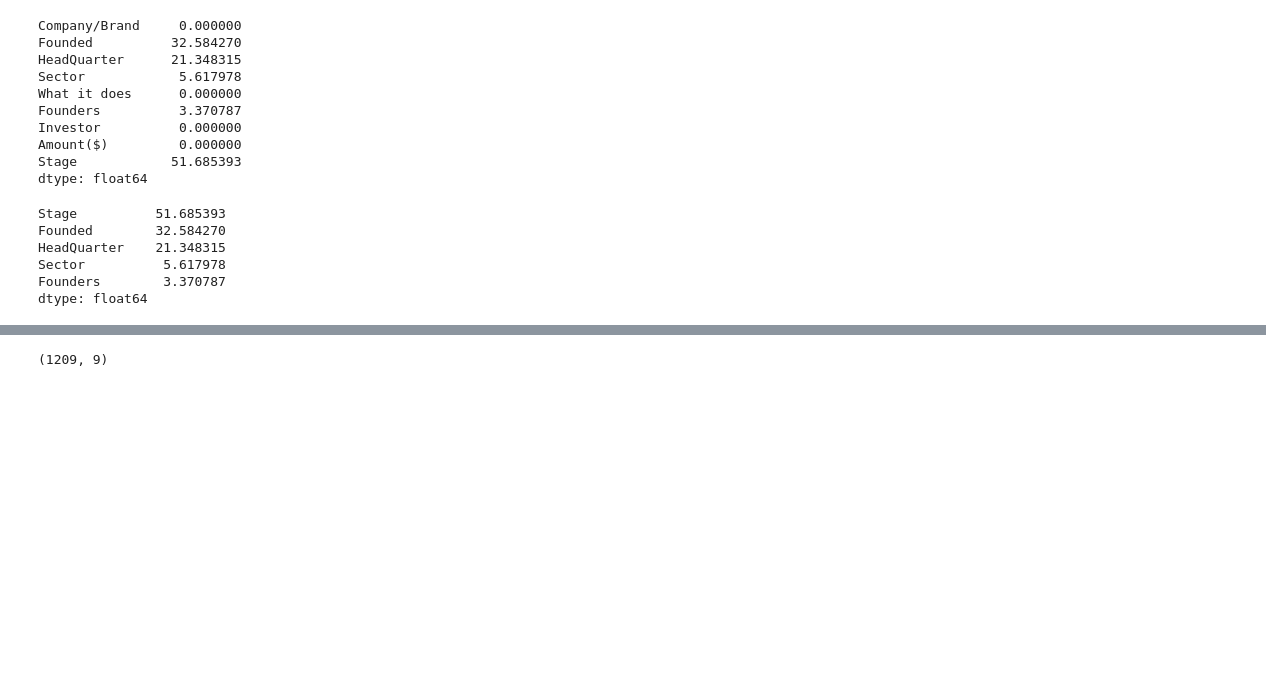
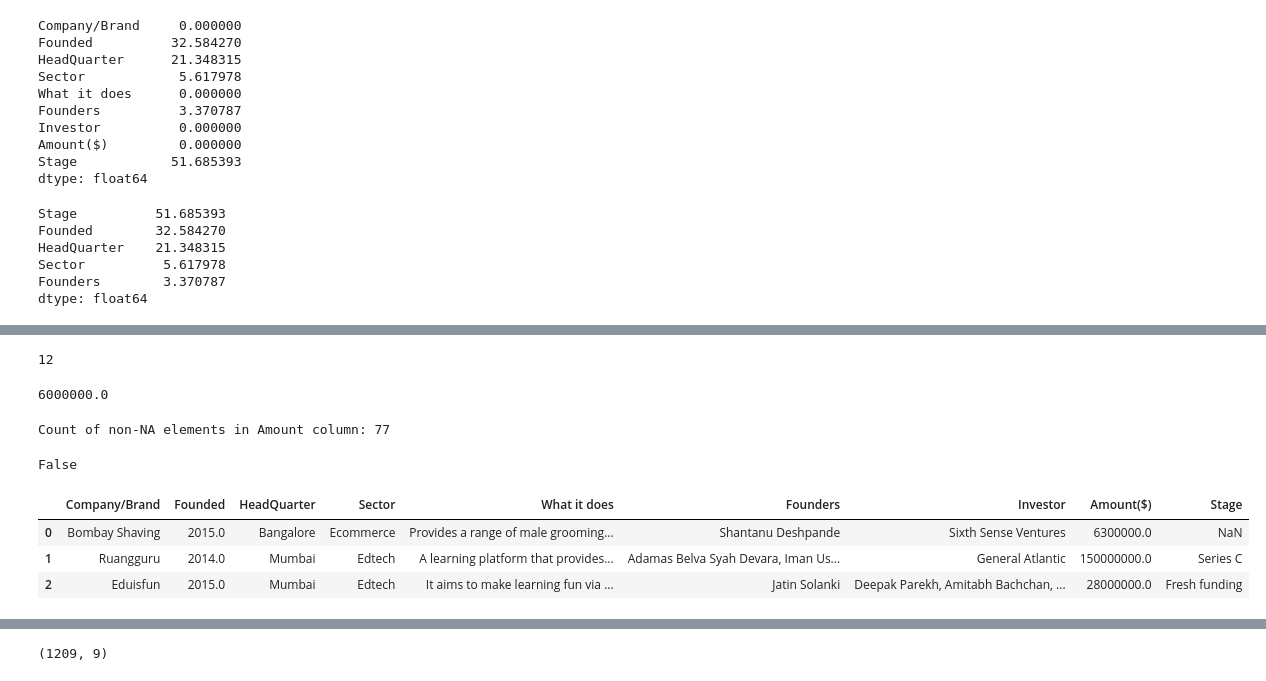
Before and after one commit to mancatha/India-startup-ecosytem-analysis, a Jupyter notebook: India.ipynb, the cells around one changed output, grey strips where cells are left out. Saved outputs shown, nothing was run; the diff lists cells and outputs as text; code cells hidden in the pictures; blank space fills up the shorter version.

```diff
--- a/India.ipynb
+++ b/India.ipynb
@@ -597,0 +970,61 @@ plt.title("Percentage Missing Values");
+# %%
+#count of null value in the Amount column
+df_2019['Amount($)'].isnull().sum()
+# %% [output]
+12
+# %%
+#Convert the column to numeric, coercing non-numeric values to NaN:
+
+#pd.to_numeric() converts values to float
+
+
+
+
+df_2019["Amount($)"] = pd.to_numeric(df_2019["Amount($)"], errors='coerce')
+
+
+
+
+#Calculate the median of the column, ignoring the NaN values:
+
+median_value = df_2019["Amount($)"].median(skipna=True)
+
+
+
+
+median_value
+# %% [output]
+6000000.0
+# %%
+#let us confirm count of Non-NA elements in column the 'amount'
+
+#DataFrame.count() method returns count of non-Non-NA/null entries
+
+
+
+
+Non_NA = df_2019["Amount($)"].count()
+
+
+
+
+print("Count of non-NA elements in Amount column:",Non_NA)
+# %% [output]
+Count of non-NA elements in Amount column: 77
+# %%
+#Replace the NaN values with the calculated median:
+
+df_2019["Amount($)"].fillna(median_value, inplace=True)
+# %%
+#confirm whether there are any NAN values (missing_values)
+
+df_2019["Amount($)"].isna().values.any()
+# %% [output]
+False
+# %%
+df_2019.head(3)
+# %% [output]
+|  | Company/Brand | Founded | HeadQuarter | Sector | What it does | Founders | Investor | Amount($) | Stage |
+| 0 | Bombay Shaving | 2015.0 | Bangalore | Ecommerce | Provides a range of male grooming... | Shantanu Deshpande | Sixth Sense Ventures | 6300000.0 | NaN |
+| 1 | Ruangguru | 2014.0 | Mumbai | Edtech | A learning platform that provides... | Adamas Belva Syah Devara, Iman Us... | General Atlantic | 150000000.0 | Series C |
+| 2 | Eduisfun | 2015.0 | Mumbai | Edtech | It aims to make learning fun via ... | Jatin Solanki | Deepak Parekh, Amitabh Bachchan, ... | 28000000.0 | Fresh funding |
```
Also changed, not shown: parts of 39 cells of this notebook, 4 other files.
